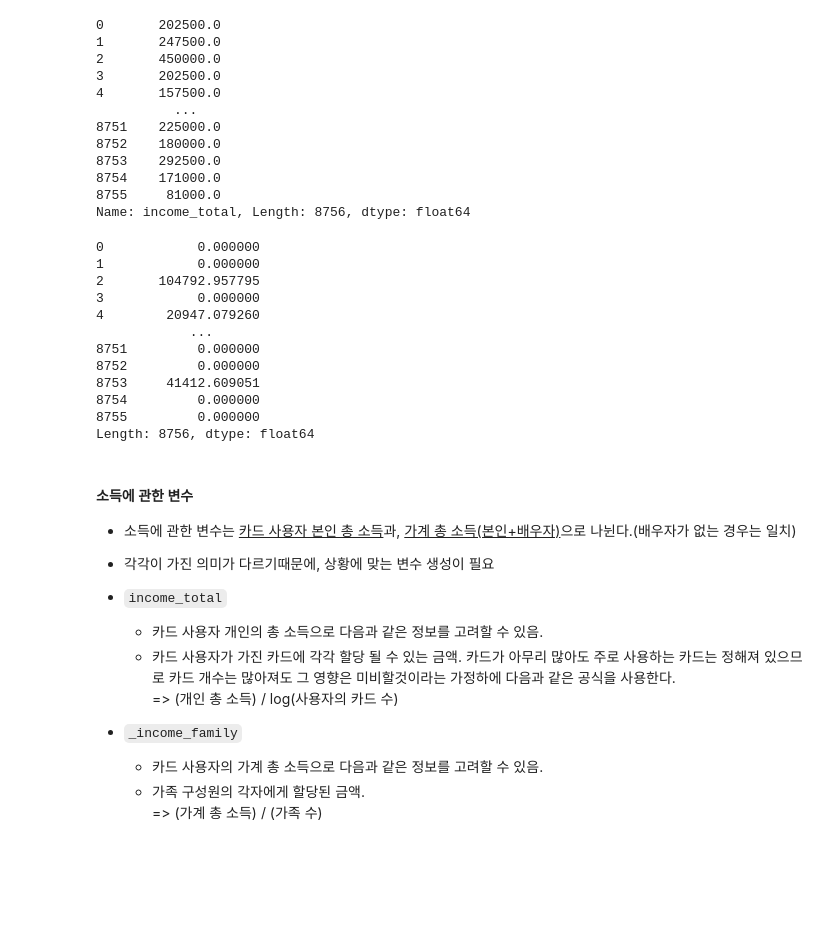
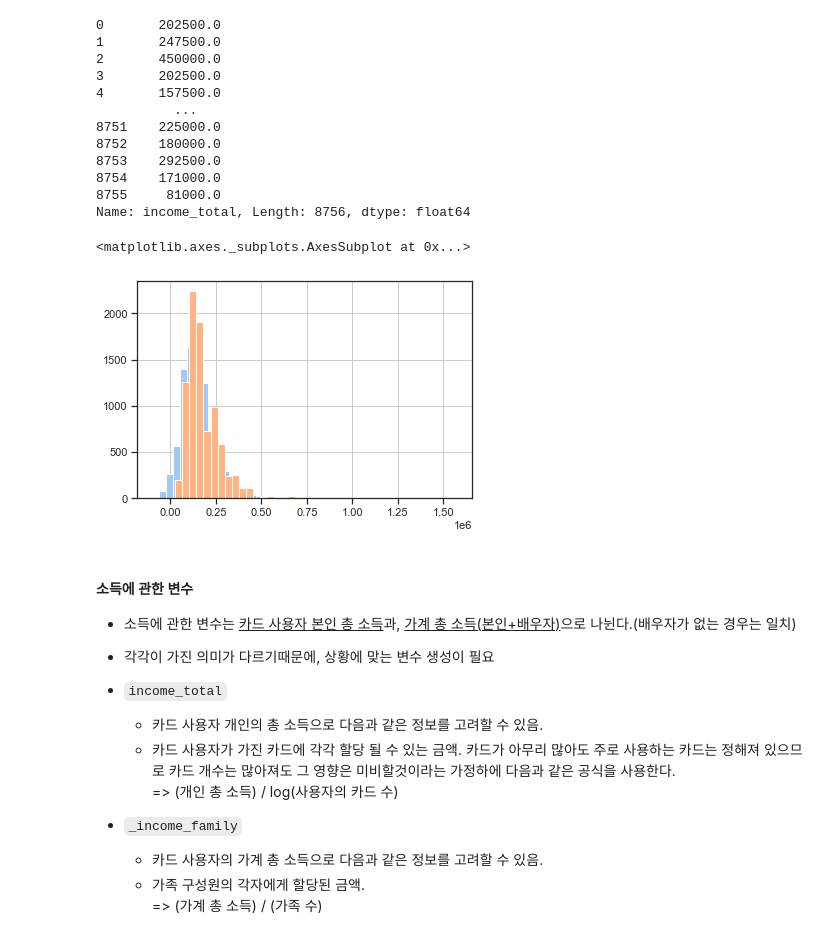
Before and after one commit to Gangtaro/data_science_repository, a Jupyter notebook: COMPETETION_LOG/DACON_210405_credit/dacon_credit_project.ipynb, the cells around one changed output. Cells and saved outputs as stored; diff of their text form; code cells hidden in the pictures; blank space fills up the shorter version.

```diff
--- a/COMPETETION_LOG/DACON_210405_credit/dacon_credit_project.ipynb
+++ b/COMPETETION_LOG/DACON_210405_credit/dacon_credit_project.ipynb
@@ -810,20 +838,13 @@ personal_info.income_total
 8755     81000.0
 Name: income_total, Length: 8756, dtype: float64
 # %%
-personal_info.income_total.mean()*0.1*personal_info.car+personal_info.income_total.apply(car_weight)*personal_info.income_total*personal_info.car
+car_fees = personal_info.income_total.median()*0.1*personal_info.car*personal_info.income_total.apply(car_weight)
-# %% [output]
-0            0.000000
-1            0.000000
-2       104792.957795
-3            0.000000
-4        20947.079260
-            ...
-8751         0.000000
-8752         0.000000
-8753     41412.609051
-8754         0.000000
-8755         0.000000
-Length: 8756, dtype: float64
+# %%
+(personal_info.income_total - child_fees - car_fees).hist(bins = 40)
+personal_info.income_total.hist(bins = 40)
+# %% [output]
+<matplotlib.axes._subplots.AxesSubplot at 0x...>
+[figure, added]
 # %% [markdown]
 #### 소득에 관한 변수
 - 소득에 관한 변수는 <u>카드 사용자 본인 총 소득</u>과, <u>가계 총 소득(본인+배우자)</u>으로 나뉜다.(배우자가 없는 경우는 일치)
```
Also changed, not shown: parts of 6 cells of this notebook, 3 other files.
